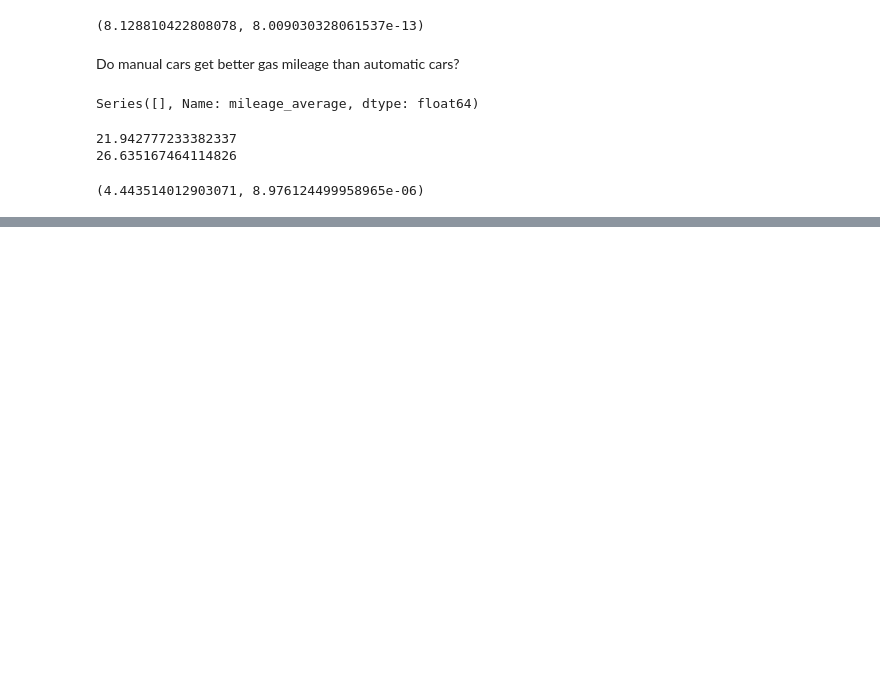
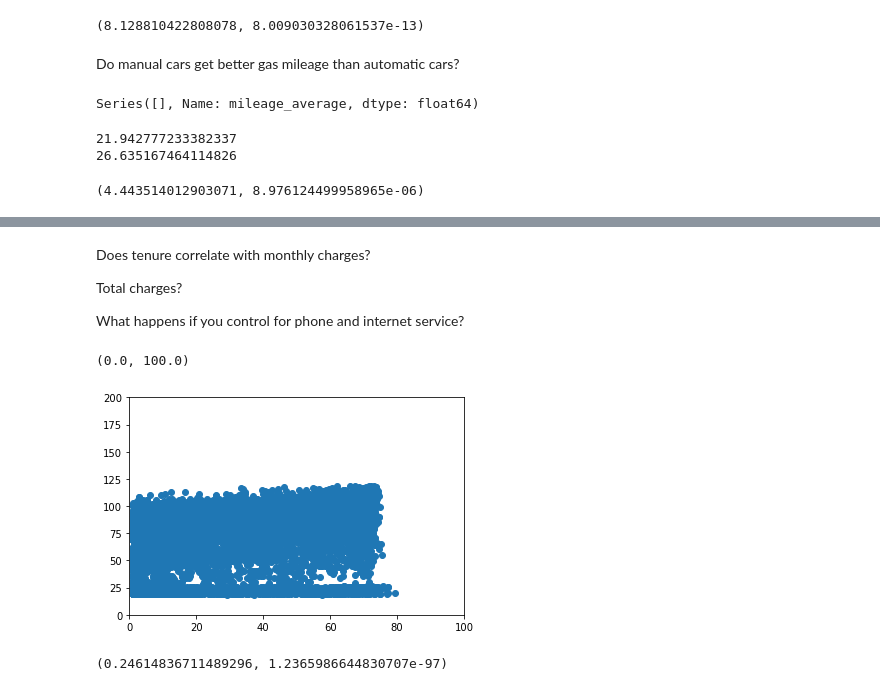
Before and after one commit to JaradAng/statistics-exercises, a Jupyter notebook: hypothesis_testing.ipynb, the cells around one changed output, grey strips where cells are left out. Cells and saved outputs as stored; diff of their text form; code cells hidden in the pictures; blank space fills up the shorter version.

Commit message:
updated hypothesis testing

```diff
--- a/hypothesis_testing.ipynb
+++ b/hypothesis_testing.ipynb
@@ -207,0 +212,6 @@ t, p / 2
+# %%
+churn = pd.read_csv('custdetails.csv')
+
+churn.head()
+churn = churn.dropna()
+churn.head(25)
@@ -207,0 +236,31 @@ t, p / 2
+# %% [markdown]
+Does tenure correlate with monthly charges?
+
+Total charges?
+
+ What happens if you control for phone and internet service?
+# %%
+## Ho There is no relationship with tenure and monthly churn
+## Ha There is a relationship between tenure and monthly churn
+x = churn.tenure
+y = churn.monthly_charges
+
+plt.scatter(x, y)
+plt.ylim(0, 200)
+plt.xlim(0, 100)
+# %% [output]
+(0.0, 100.0)
+[figure, added]
+# %%
+corr, p = stats.pearsonr(x, y)
+corr, p
+# a = 0.05
+# if p < a:
+#     print('We reject the null hypothesis')
+# else:
+#     print('We failt to reject the null hypothesis')
+
+
+## There is a poor corrle
+# %% [output]
+(0.24614836711489296, 1.2365986644830707e-97)
```
Also changed, not shown: parts of 38 cells of this notebook.
